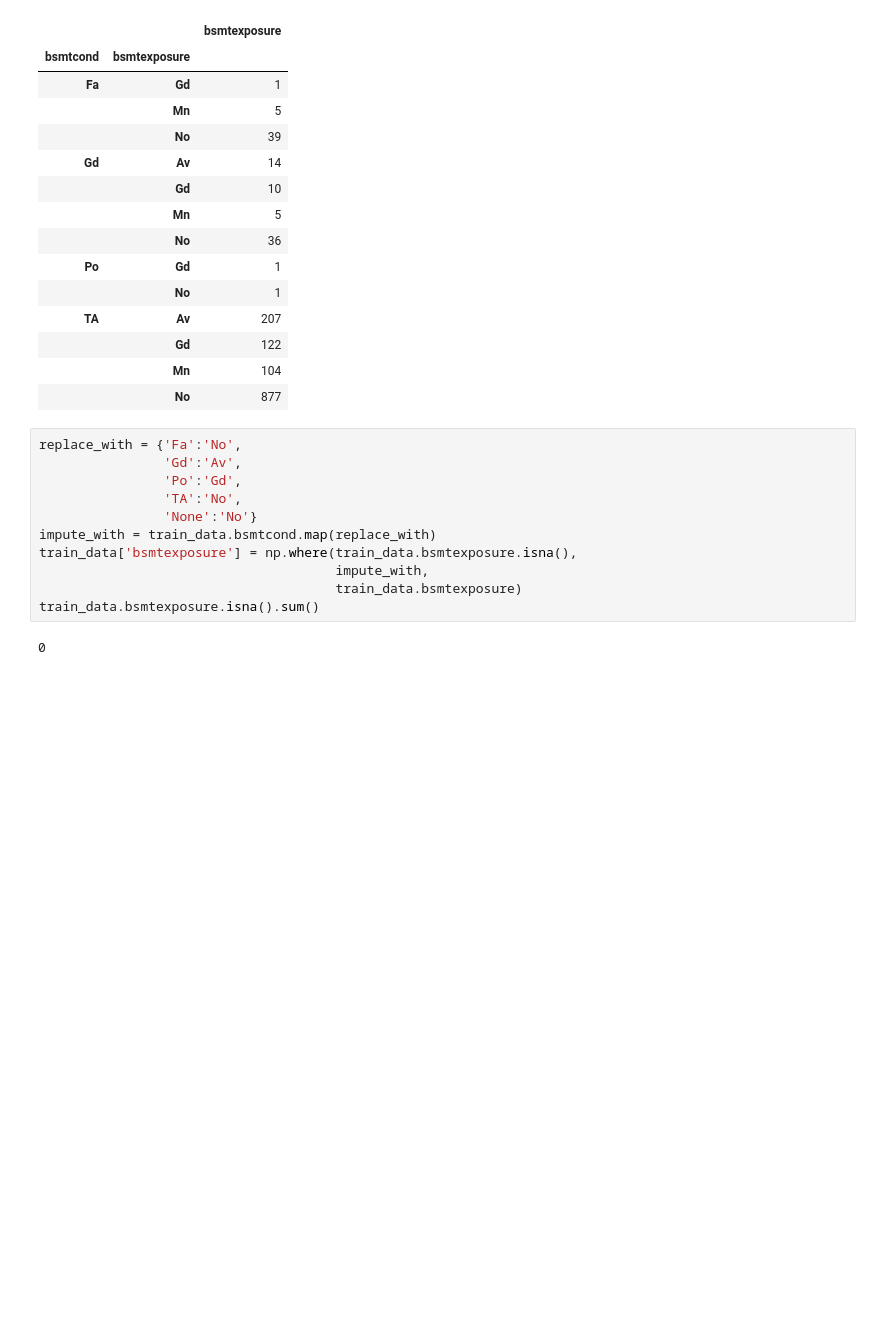
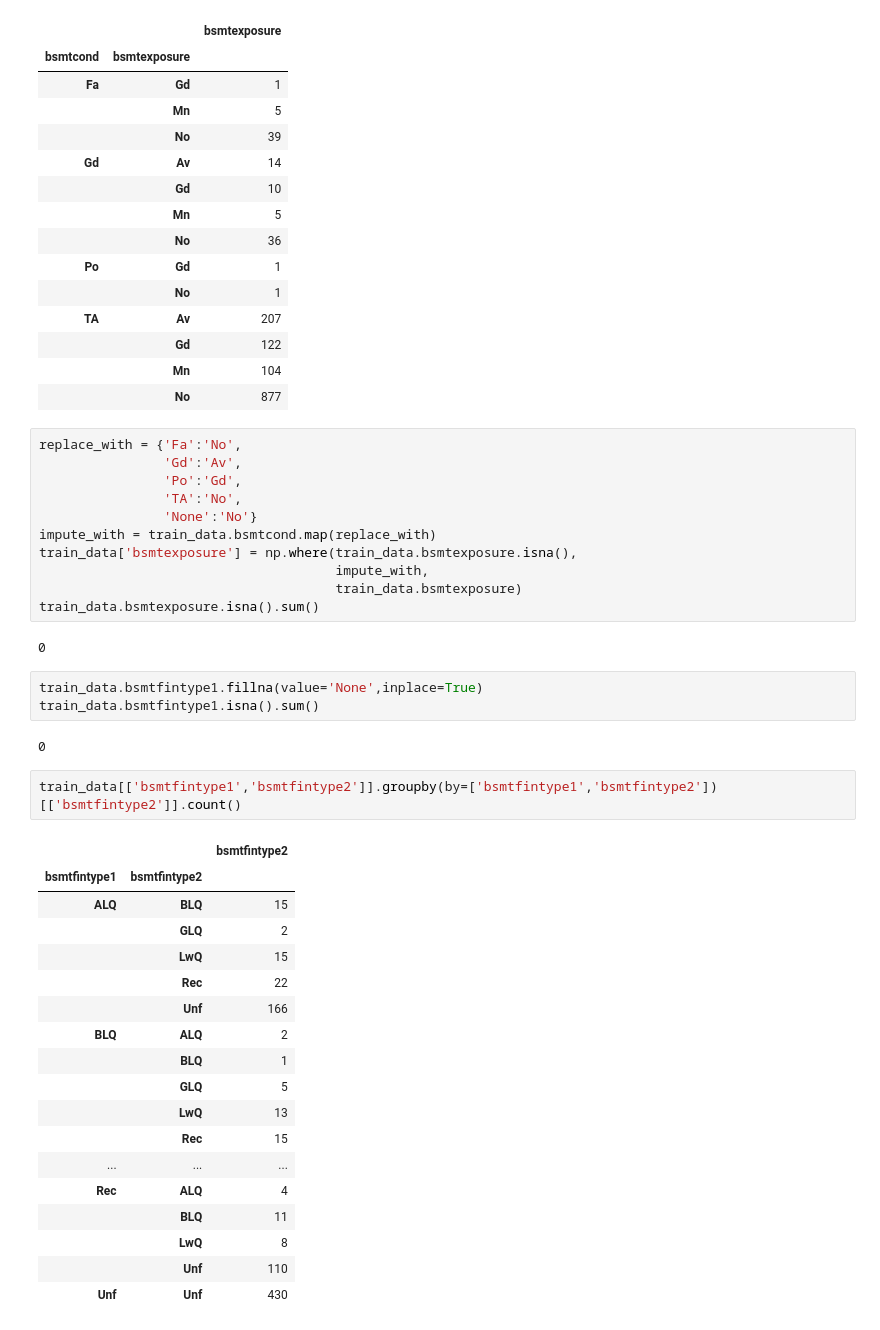
Before and after one commit to ashen007/pandas_data_analysis, a Jupyter notebook: v_3/r_2.ipynb, the cells around one changed output. Drawn from its saved outputs; the diff is of its cells as text; blank space fills up the shorter version.

```diff
--- a/v_3/r_2.ipynb
+++ b/v_3/r_2.ipynb
@@ -409,3 +409,29 @@ train_data['bsmtexposure'] = np.where(train_data.bsmtexposure.isna(),
 train_data.bsmtexposure.isna().sum()
 # %% [output]
 0
+# %%
+train_data.bsmtfintype1.fillna(value='None',inplace=True)
+train_data.bsmtfintype1.isna().sum()
+# %% [output]
+0
+# %%
+train_data[['bsmtfintype1','bsmtfintype2']].groupby(by=['bsmtfintype1','bsmtfintype2'])[['bsmtfintype2']].count()
+# %% [output]
+|  |  | bsmtfintype2 |
+| bsmtfintype1 | bsmtfintype2 |  |
+| ALQ | BLQ | 15 |
+|  | GLQ | 2 |
+|  | LwQ | 15 |
+|  | Rec | 22 |
+|  | Unf | 166 |
+| BLQ | ALQ | 2 |
+|  | BLQ | 1 |
+|  | GLQ | 5 |
+|  | LwQ | 13 |
+|  | Rec | 15 |
+| ... | ... | ... |
+| Rec | ALQ | 4 |
+|  | BLQ | 11 |
+|  | LwQ | 8 |
+|  | Unf | 110 |
+| Unf | Unf | 430 |
```
Also changed, not shown: parts of 3 cells of this notebook.
